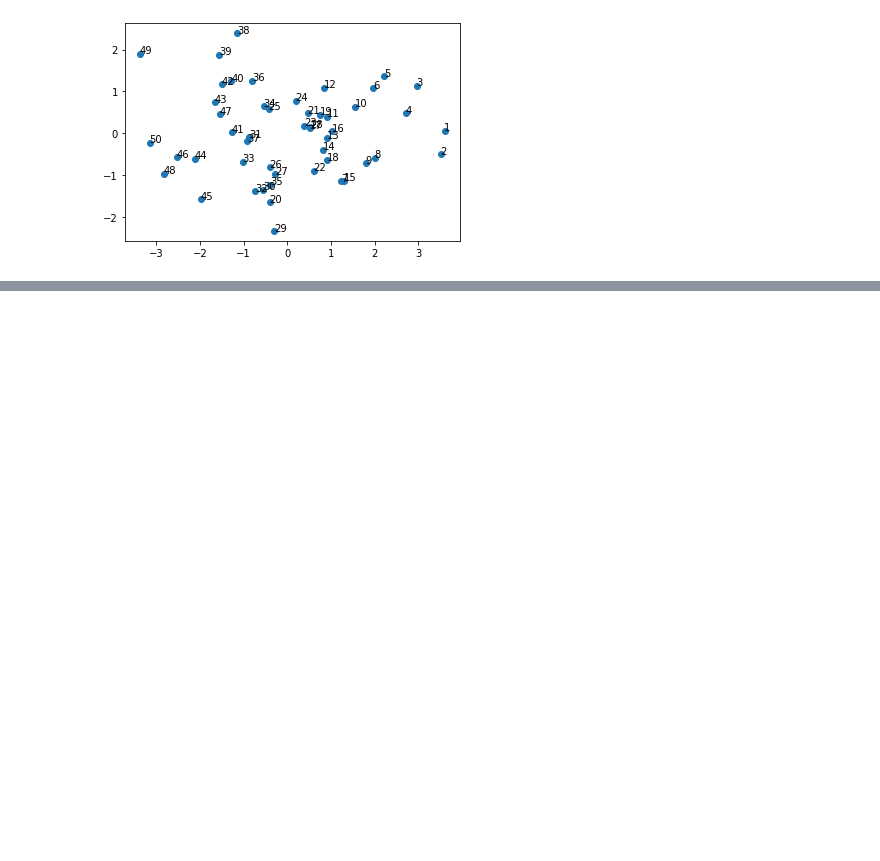
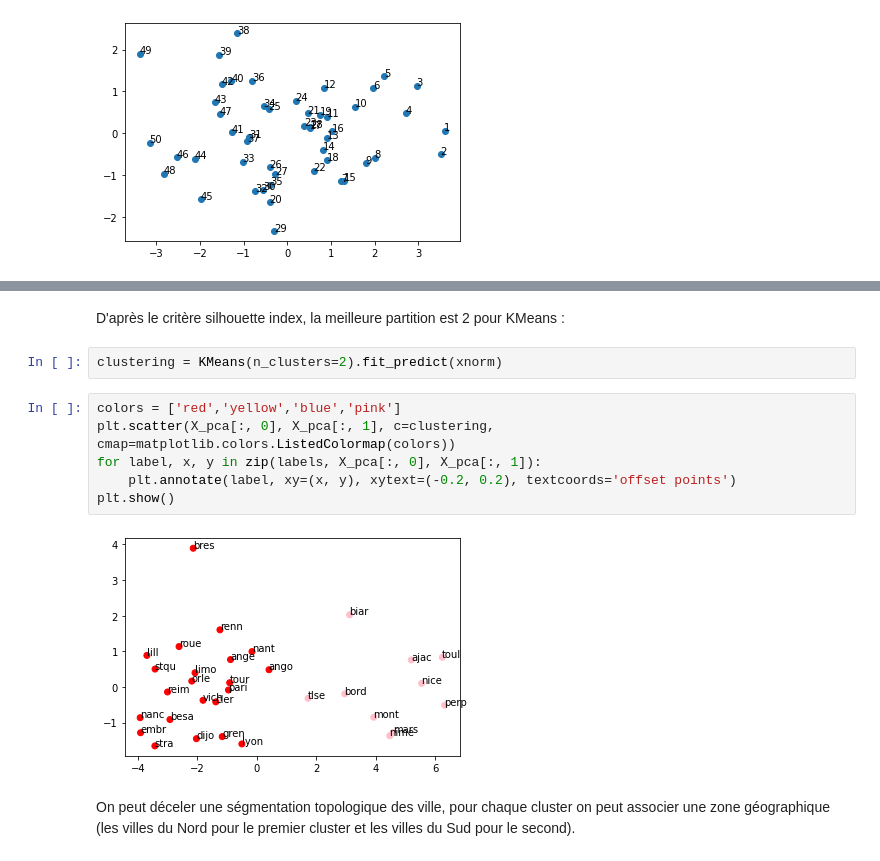
Before and after one commit to nalmt/unsupervised-learning, a Jupyter notebook: TP1.ipynb, the cells around one changed output, grey strips where cells are left out. Drawn from its saved outputs; the diff is of its cells as text; blank space fills up the shorter version.

```diff
--- a/TP1.ipynb
+++ b/TP1.ipynb
@@ -393,0 +388,14 @@ Quelques unes ont le privilèges de dépenser plus et par conséquent générer
+# %% [markdown]
+D'après le critère silhouette index, la meilleure partition est 2 pour KMeans :
+# %%
+clustering = KMeans(n_clusters=2).fit_predict(xnorm)
+# %%
+colors = ['red','yellow','blue','pink']
+plt.scatter(X_pca[:, 0], X_pca[:, 1], c=clustering, cmap=matplotlib.colors.ListedColormap(colors))
+for label, x, y in zip(labels, X_pca[:, 0], X_pca[:, 1]):
+    plt.annotate(label, xy=(x, y), xytext=(-0.2, 0.2), textcoords='offset points')
+plt.show()
+# %% [output]
+[figure, added]
+# %% [markdown]
+On peut déceler une ségmentation topologique des ville, pour chaque cluster on peut associer une zone géographique (les villes du Nord pour le premier cluster et les villes du Sud pour le second).
```
Also changed, not shown: parts of 23 cells of this notebook.
